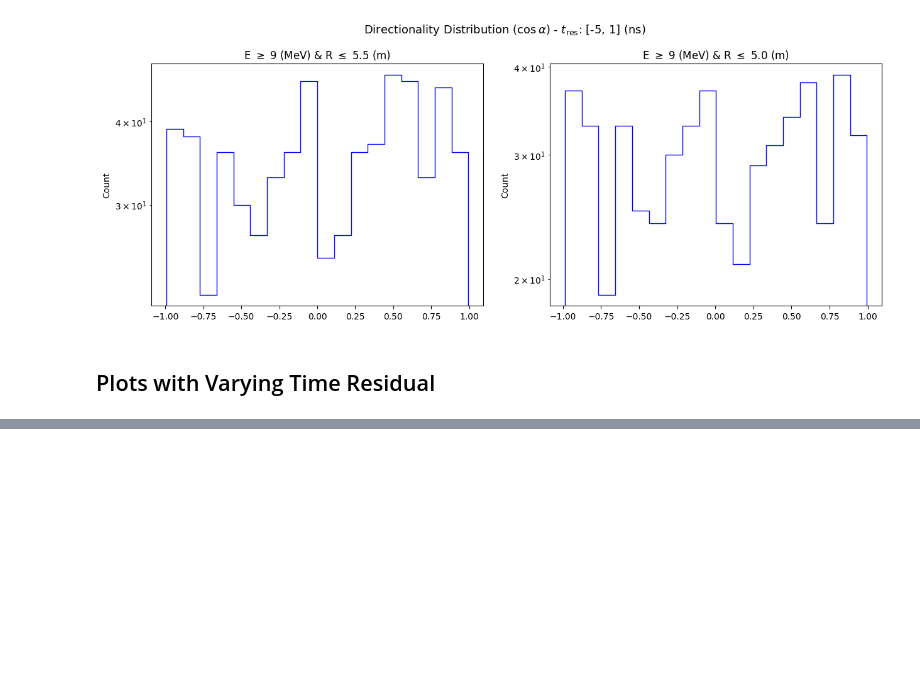
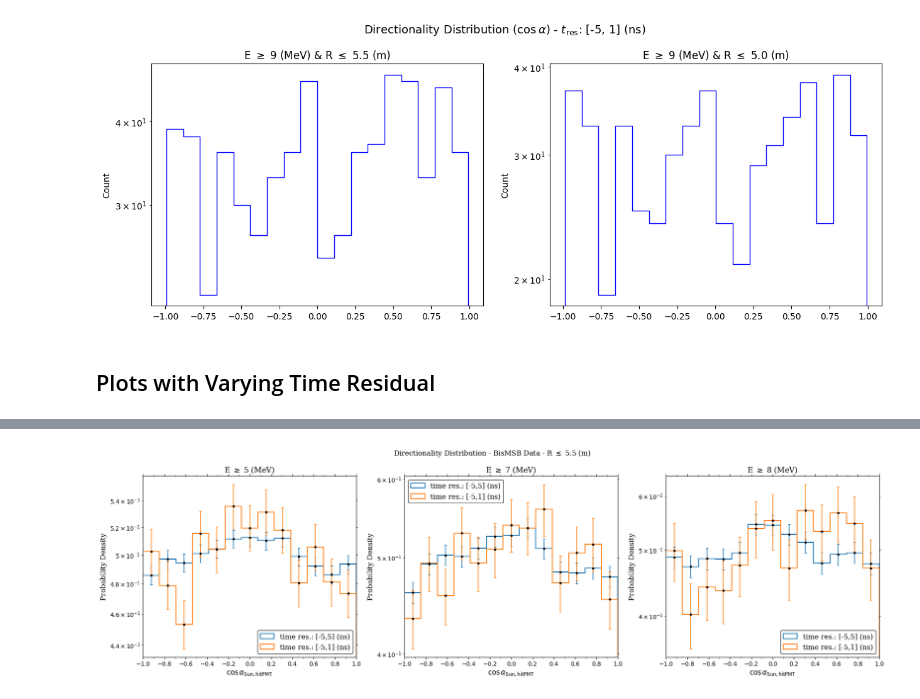
Before and after one commit to joankl/Solar-Neutrinos-Project, a Jupyter notebook: real data analysis/bisMSB/directionaly_pattern.ipynb, the cells around one changed output, grey strips where cells are left out. Drawn from its saved outputs; the diff is of its cells as text; code cells hidden in the pictures; blank space fills up the shorter version.

Commit message:
updating analysis

```diff
--- a/real data analysis/bisMSB/directionaly_pattern.ipynb
+++ b/real data analysis/bisMSB/directionaly_pattern.ipynb
@@ -35,8 +35,8 @@ energy = obs_dict_ntuple['energy_corrected'][condition]
 # %% [markdown]
 ## Load the numpy from RATDS Info and Perform Time Residual Cut
 # %%
-main_dir = '/home/joankl/data/solars/real_data/bisMSB/first_candidates/analysis*/ratds_output/np_files/'
-#main_dir = 'E:/Data/solars/solarnu_Realdata/bisMSB/first_candidates/analysis*/ratds/np_files/'
+#main_dir = '/home/joankl/data/solars/real_data/bisMSB/first_candidates/analysis*/ratds_output/np_files/'
+main_dir = 'E:/Data/solars/solarnu_Realdata/bisMSB/first_candidates/analysis*/ratds/np_files/'
 obs_list_ratds = ['cos_alpha', 'evtid', 'energy_corr', 'posr', 'hit_residual']
 obs_dict_ratds = {var_i: np.array([]) for var_i in obs_list_ratds}
 
@@ -204,0 +203,73 @@ plt.show()
+# %%
+# ------ Define the Cuts ------
+E_cut_list = [5, 7, 8]
+t_res_cut_list = [(-5,5), (-5,1)]
+# -----------------------------
+
+bins = 13
+bin_edges = np.linspace(-1.0, 1.0, bins + 1)
+
+# Compute bincenter and binwidth
+bin_centers = (bin_edges[:-1] + bin_edges[1:]) / 2
+bin_width = bin_edges[1] - bin_edges[0]
+
+hist_data = {energy:{tres: np.zeros(bins) for tres in t_res_cut_list} for energy in E_cut_list}
+
+for en_cut_i in E_cut_list:
+    energy_mask = (energy >= en_cut_i)
+
+    for t_res_cut_i in t_res_cut_list:
+        tres_mask = (time_res >= t_res_cut_i[0]) & (time_res <= t_res_cut_i[1])
+        general_mask = energy_mask & tres_mask
+
+        counts, _ = np.histogram(cos_alpha[general_mask], bins=bin_edges)
+        hist_data[en_cut_i][t_res_cut_i] += counts
+
+# --- Configuración de fuentes y plot ---
+fig, axes = plt.subplots(1, len(E_cut_list), figsize = (19, 5.7))
+
+for idx, en_cut_i in enumerate(E_cut_list):
+    ax = axes[idx]
+
+    for t_res_cut_i in t_res_cut_list:
+        counts = hist_data[en_cut_i][t_res_cut_i]
+        plt_label = f'time res.: [{t_res_cut_i[0]},{t_res_cut_i[1]}] (ns)'
+
+        # 1. Trazar el Step y capturar sus propiedades
+        _, _, patches = ax.hist(bin_edges[:-1], bins=bin_edges, weights=counts, density=True, histtype='step', linewidth=1.5, label = plt_label)
+
+        # Extraemos el color que Matplotlib le asignó a esta línea
+        line_color = patches[0].get_edgecolor()
+
+        # 2. Calcular los valores de PDF y los Errores de Poisson propagados
+        total_counts = np.sum(counts)
+        if total_counts > 0:
+            norm_factor = total_counts * bin_width
+            pdf_vals = counts / norm_factor
+            pdf_errors = np.sqrt(counts) / norm_factor
+
+            # 3. Agregar los Puntos y las Barras de Error
+            # color='black' (el punto es negro), ecolor=line_color (la barra es del color del step)
+            # zorder=3 asegura que los puntos siempre se dibujen por encima de las líneas
+            ax.errorbar(bin_centers, pdf_vals, yerr=pdf_errors, fmt='.', color='black', ecolor=line_color, elinewidth=1.2, capsize=2, markersize=6, zorder=3)
+
+    ax.set_yscale('log')
+    ax.set_xlabel(r'$\cos\alpha_{\mathrm{Sun, hitPMT}}$', fontdict=font_style_axis)
+    ax.set_ylabel(r'Probability Density', fontdict = font_style_axis)
+    ax.set_xlim(-1, 1)
+
+    # --- Markers ---
+    ax.xaxis.set_minor_locator(MultipleLocator(0.1))
+    ax.xaxis.set_major_locator(MultipleLocator(0.2))
+    ax.tick_params(which='minor', top=True, bottom=True, left=True, right=True)
+    ax.tick_params(which='major', top=True, bottom=True, left=True, right=True)
+    ax.legend(loc = 'best', frameon = True, edgecolor='black', prop = font_prop)
+    ax.set_title(rf'E $\geq$ {en_cut_i} (MeV)', fontdict = font_style_title)
+
+plt.suptitle(rf'Directionality Distribution - BisMSB Data - R $\leq$ 5.5 (m)', fontdict = font_style_title)
+plt.tight_layout()
+
+plt.savefig(save_path + f'Directionality_all_Ecuts_R_5.5_m.png', dpi=300, bbox_inches='tight')
+plt.show()
+# %% [output]
+[figure, added]
```
Also changed, not shown: parts of 5 cells of this notebook, 2 other files.
